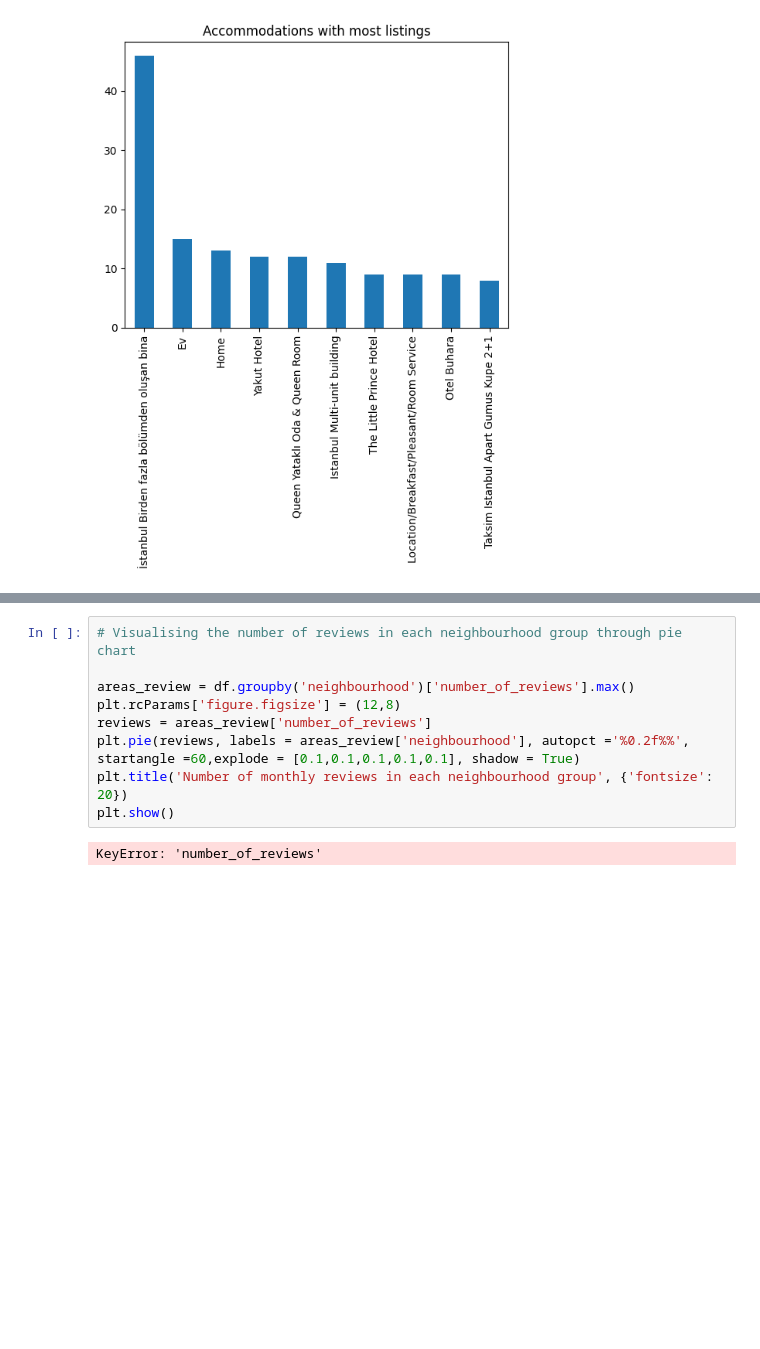
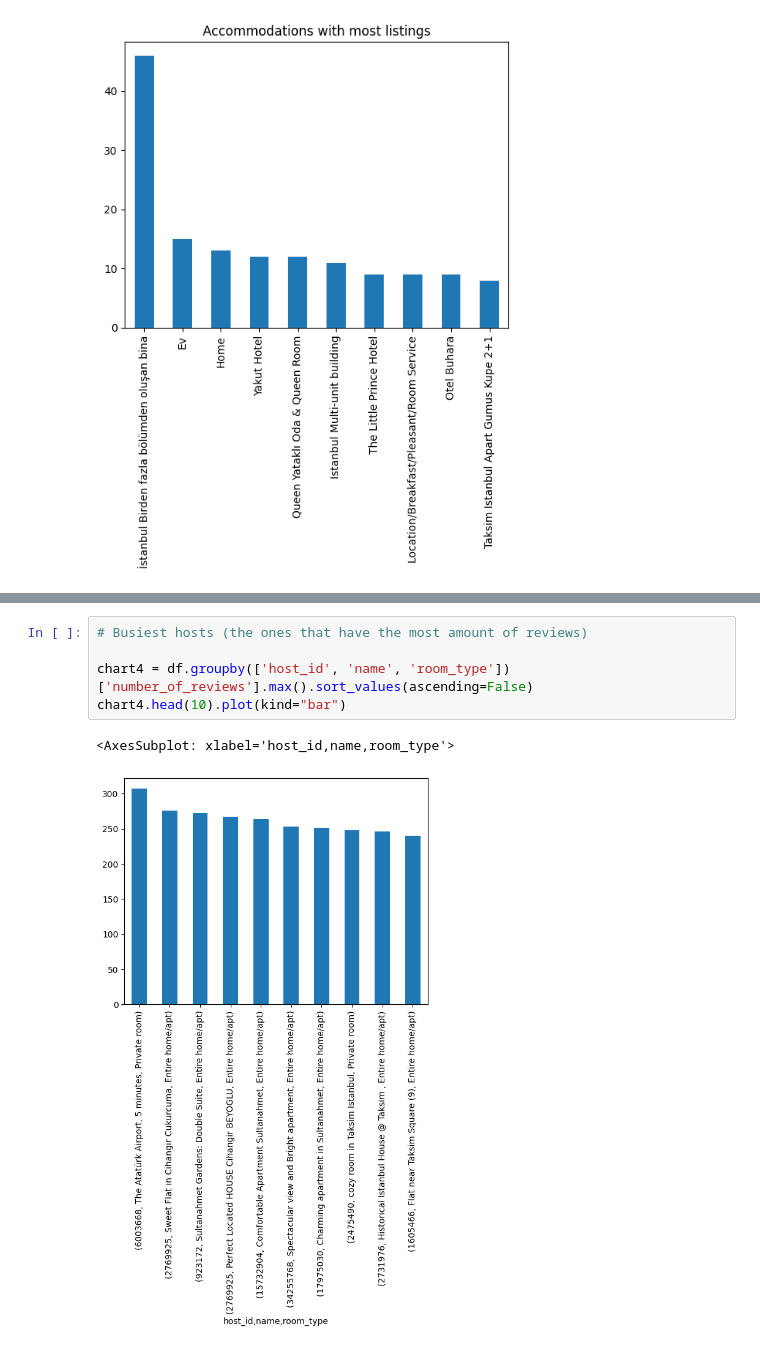
Before and after one commit to farisbegic/airbnb-istanbul-eda, a Jupyter notebook: IstanbulAirBnBEDA.ipynb, the cells around one changed output, grey strips where cells are left out. Drawn from its saved outputs; the diff is of its cells as text; blank space fills up the shorter version.

```diff
--- a/IstanbulAirBnBEDA.ipynb
+++ b/IstanbulAirBnBEDA.ipynb
@@ -180,11 +175,8 @@ df.head()
-# %%
-# Visualising the number of reviews in each neighbourhood group through pie chart
-
-areas_review = df.groupby('neighbourhood')['number_of_reviews'].max()
-plt.rcParams['figure.figsize'] = (12,8)
-reviews = areas_review['number_of_reviews']
-plt.pie(reviews, labels = areas_review['neighbourhood'], autopct ='%0.2f%%', startangle =60,explode = [0.1,0.1,0.1,0.1,0.1], shadow = True)
-plt.title('Number of monthly reviews in each neighbourhood group', {'fontsize': 20})
-plt.show()
-# %% [output]
-KeyError: 'number_of_reviews'
+# %%
+# Busiest hosts (the ones that have the most amount of reviews)
+
+chart4 = df.groupby(['host_id', 'name', 'room_type'])['number_of_reviews'].max().sort_values(ascending=False)
+chart4.head(10).plot(kind="bar")
+# %% [output]
+<AxesSubplot: xlabel='host_id,name,room_type'>
+[figure, added]
```
Also changed, not shown: parts of 6 cells of this notebook.
